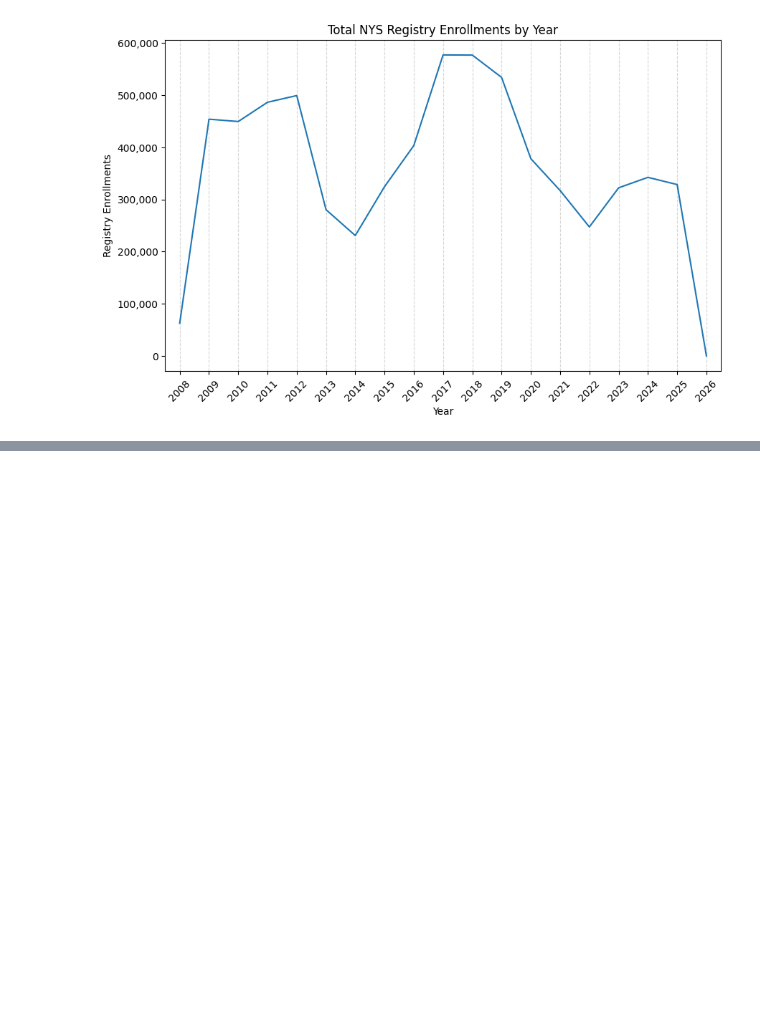
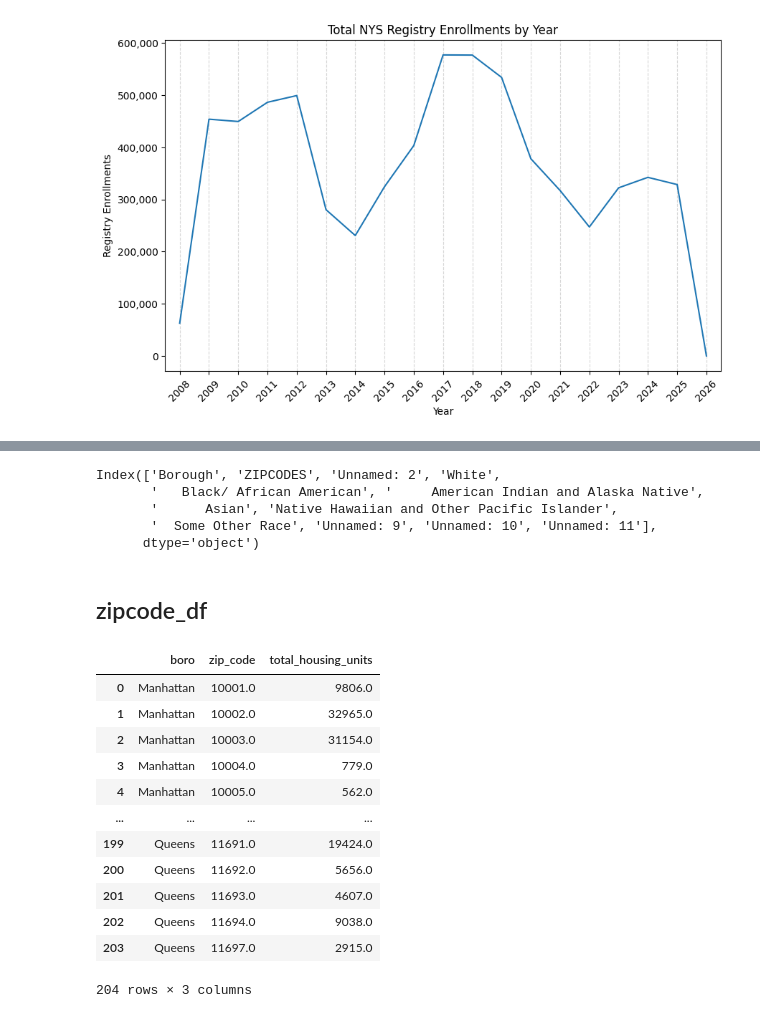
Before and after one commit to slp22/nys_donate_life, a Jupyter notebook: NYS Donate Life_start.ipynb, the cells around one changed output, grey strips where cells are left out. Drawn from its saved outputs; the diff is of its cells as text; code cells hidden in the pictures; blank space fills up the shorter version.

```diff
--- a/NYS Donate Life_start.ipynb
+++ b/NYS Donate Life_start.ipynb
@@ -237,0 +293,42 @@ with open("yearly_totals.pkl", "rb") as f:
+# %%
+zipcode_race_df.columns
+# %% [output]
+Index(['Borough', 'ZIPCODES', 'Unnamed: 2', 'White',
+       '   Black/ African American', '     American Indian and Alaska Native',
+       '      Asian', 'Native Hawaiian and Other Pacific Islander',
+       '  Some Other Race', 'Unnamed: 9', 'Unnamed: 10', 'Unnamed: 11'],
+      dtype='object')
+# %%
+# rename columns
+zipcode_race_df.rename(columns={'Borough': 'boro',
+           'ZIPCODES': 'zip_code',
+           'Unnamed: 2': 'pop_total' ,
+           'White': 'white',
+           '   Black/ African American': 'black',
+           '     American Indian and Alaska Native': 'native',
+           '      Asian' : 'asian',
+           'Native Hawaiian and Other Pacific Islander':'pacific_islander',
+           '  Some Other Race': 'other_race',
+            'Unnamed: 9': 'non_hispanic',
+           'Unnamed: 10': 'hispanic',
+           'Unnamed: 11': 'total_housing_units'}, inplace=True)
+# %% [markdown]
+## zipcode_df
+# %%
+zipcode_df = zipcode_race_df[['boro', 'zip_code', 'total_housing_units']]
+# %%
+zipcode_df
+# %% [output]
+|  | boro | zip_code | total_housing_units |
+| 0 | Manhattan | 10001.0 | 9806.0 |
+| 1 | Manhattan | 10002.0 | 32965.0 |
+| 2 | Manhattan | 10003.0 | 31154.0 |
+| 3 | Manhattan | 10004.0 | 779.0 |
+| 4 | Manhattan | 10005.0 | 562.0 |
+| ... | ... | ... | ... |
+| 199 | Queens | 11691.0 | 19424.0 |
+| 200 | Queens | 11692.0 | 5656.0 |
+| 201 | Queens | 11693.0 | 4607.0 |
+| 202 | Queens | 11694.0 | 9038.0 |
+| 203 | Queens | 11697.0 | 2915.0 |
+204 rows × 3 columns
```
Also changed, not shown: parts of 10 cells of this notebook, 2 other files.
